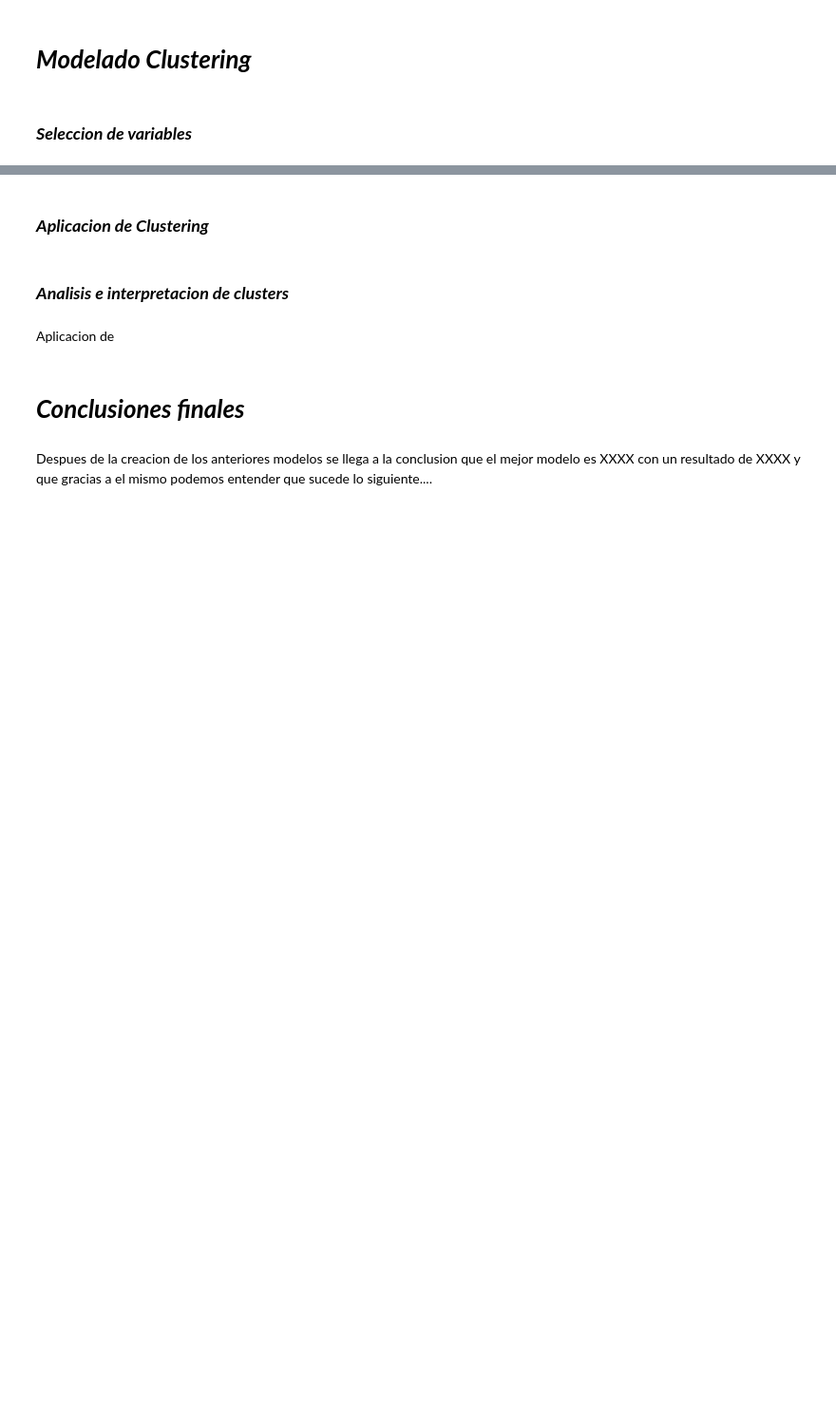
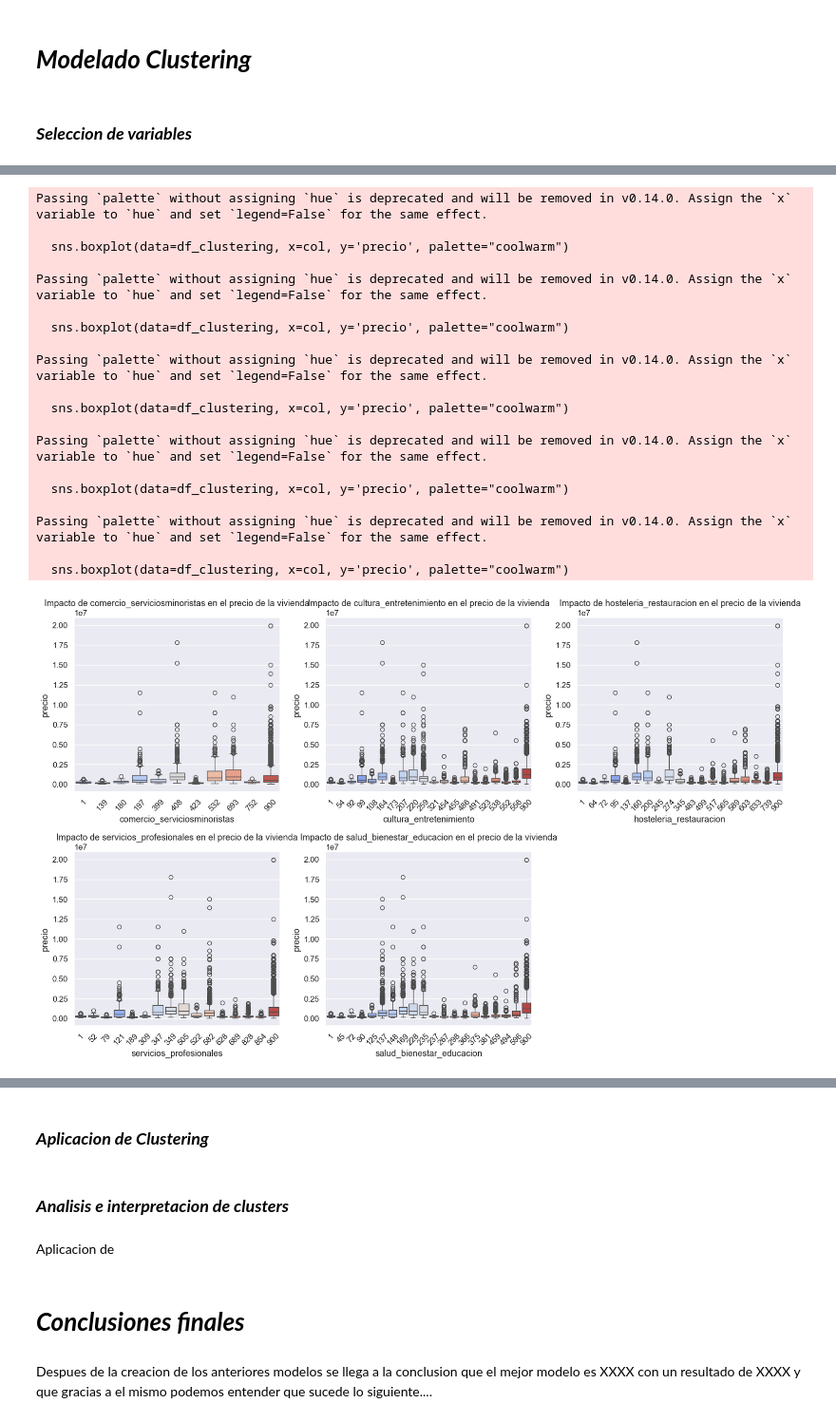
Before and after one commit to avaquerocastro/precios-de-vivienda-madrid, a Jupyter notebook: codigo/03-clustering/clustering_gilberto.ipynb, the cells around one changed output, grey strips where cells are left out. Shown at 95% size. Drawn from its saved outputs; the diff is of its cells as text; code cells hidden in the pictures; blank space fills up the shorter version.

```diff
--- a/codigo/03-clustering/clustering_gilberto.ipynb
+++ b/codigo/03-clustering/clustering_gilberto.ipynb
@@ -90,0 +209,41 @@ OptionError: "No such keys(s): 'display_max_columns'"
+# %%
+# Selección de las columnas de tipos de negocio
+cols_negocios = ['comercio_serviciosminoristas', 'cultura_entretenimiento', 'hosteleria_restauracion',
+                 'servicios_profesionales', 'salud_bienestar_educacion']
+
+# Limitar los valores de las columnas de negocios entre 1 y 900
+for col in cols_negocios:
+    df_clustering[col] = df_clustering[col].clip(1, 900)
+
+# Crear una figura con subgráficas para cada tipo de negocio
+plt.figure(figsize=(16, 10))
+
+for i, col in enumerate(cols_negocios, 1):
+    plt.subplot(2, 3, i)  # Distribuir en una cuadrícula de 2 filas y 3 columnas
+    sns.boxplot(data=df_clustering, x=col, y='precio', palette="coolwarm")
+    plt.title(f'Impacto de {col} en el precio de la vivienda')
+    plt.xticks(rotation=45)
+
+# Ajustar el espacio entre subgráficas
+plt.tight_layout()
+# %% [output]
+Passing `palette` without assigning `hue` is deprecated and will be removed in v0.14.0. Assign the `x` variable to `hue` and set `legend=False` for the same effect.
+
+  sns.boxplot(data=df_clustering, x=col, y='precio', palette="coolwarm")
+
+Passing `palette` without assigning `hue` is deprecated and will be removed in v0.14.0. Assign the `x` variable to `hue` and set `legend=False` for the same effect.
+
+  sns.boxplot(data=df_clustering, x=col, y='precio', palette="coolwarm")
+
+Passing `palette` without assigning `hue` is deprecated and will be removed in v0.14.0. Assign the `x` variable to `hue` and set `legend=False` for the same effect.
+
+  sns.boxplot(data=df_clustering, x=col, y='precio', palette="coolwarm")
+
+Passing `palette` without assigning `hue` is deprecated and will be removed in v0.14.0. Assign the `x` variable to `hue` and set `legend=False` for the same effect.
+
+  sns.boxplot(data=df_clustering, x=col, y='precio', palette="coolwarm")
+
+Passing `palette` without assigning `hue` is deprecated and will be removed in v0.14.0. Assign the `x` variable to `hue` and set `legend=False` for the same effect.
+
+  sns.boxplot(data=df_clustering, x=col, y='precio', palette="coolwarm")
+[figure, added]
```
Also changed, not shown: parts of 12 cells of this notebook.
